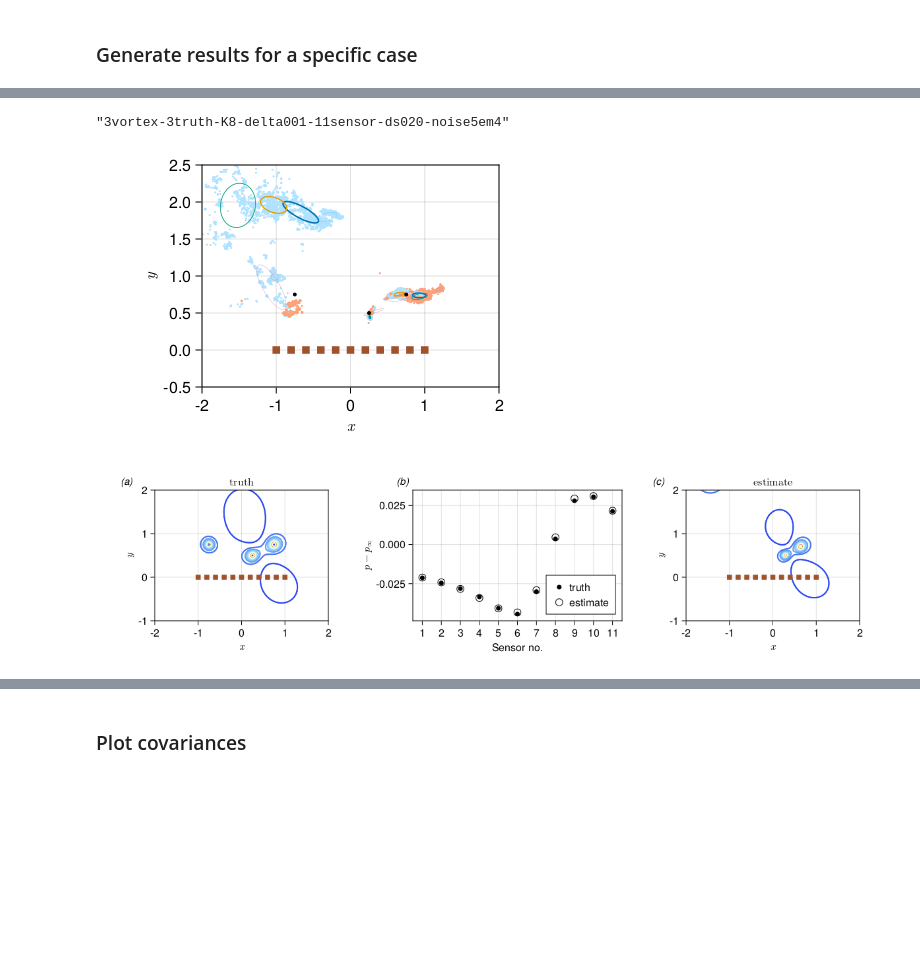
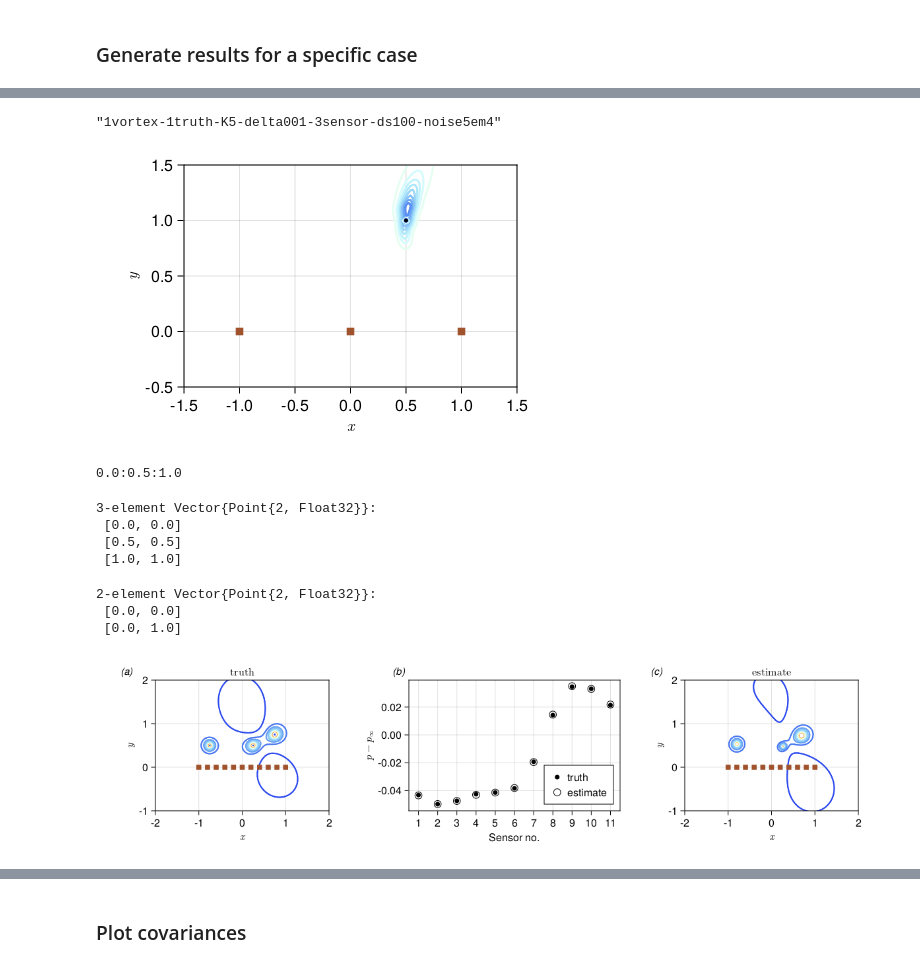
Before and after one commit to mleprovost/LowRankVortex.jl, a Jupyter notebook: stationary/MCMC-based inference from pressure.ipynb, the cells around one changed output, grey strips where cells are left out. Drawn from its saved outputs; the diff is of its cells as text; code cells hidden in the pictures; blank space fills up the shorter version.

```diff
--- a/stationary/MCMC-based inference from pressure.ipynb
+++ b/stationary/MCMC-based inference from pressure.ipynb
@@ -86,7 +86,7 @@ config_true, x_true = get_config_and_state(zv,Γv;δ=δ_true)
 # %% [markdown]
 ## Vortex estimation
 # %%
-Nv_estimator = 3
+Nv_estimator = 1
 δ = 0.01
 
 config_estimator = VortexConfig(Nv_estimator, δ, body=LowRankVortex.NoWall)
@@ -105,11 +105,11 @@ bounds = create_state_bounds(xr,yr,Γr,config_estimator);
 ## Parallel tempering ##
 propvarX_coarse = 0.01^2
 propvarY_coarse = 0.01^2
-propvarΓ_coarse = 0.01^2 #0.05^2
+propvarΓ_coarse = 0.05^2 #0.05^2
 
 propvarX_fine = 0.005^2 # 0.01^2
 propvarY_fine = 0.005^2 # 0.01^2
-propvarΓ_fine = 0.005^2 # 0.005^2 # 0.01^2
+propvarΓ_fine = 0.01^2 # 0.005^2 # 0.01^2
 
 Ntrial = [10000, 600000]
 propvar = [state_covariance(propvarX_coarse,propvarY_coarse,propvarΓ_coarse,config_estimator),
@@ -166,11 +166,11 @@ in the stack trace, evaluate `TruncatedStacktraces.VERBOSE[] = true` and re-run
 # %% [markdown]
 ### Generate results for a specific case
 # %%
-K = 8
-Nsens = 11
+K = 5
+Nsens = 3
 ϵmeas = 5e-4
 obs_true, ystar, H, Σϵ, Σx = get_truth_data(Nsens,ϵmeas,x_true,config_true)
-logp̃_fcn, obs = setup_estimator(obs_true.sens,bounds,config_estimator,ystar,Σϵ)
+logp̃_fcn, obs = setup_estimator(obs_true.sens,bounds,config_estimator,ystar,Σϵ);
 
 xseed = generate_random_state(bounds,obs.config)
 gm, x_decorr_data = find_gmm(K,logp̃_fcn,obs,xseed,Ntrial,propvar);
@@ -185,10 +193,10 @@ xm, Σ, wts = means_and_covariances(gm,config_estimator);
 Σ_0 = state_covariance(δ^2,δ^2,0.0,config_estimator);
 Σv = [Σ[j] .+ Σ_0 for j = 1:length(Σ)]; # add the blob size to the covariance for vorticity field
 # %%
-plottype = :samples
-#plottype = :vorticity
+#plottype = :samples
+plottype = :vorticity
 
-saveplot = false
+saveplot = true
 
 ds_string = string(1000+round(Int,100*abs(obs.sens[end]-obs.sens[1])/(length(obs.sens)-1)))[2:end]
 ns_string = string(length(obs.sens))
@@ -197,11 +205,13 @@ K_string = string(K)
 
 delta_string = string(round(Int,1000+100*δ_true))[2:4]
 
-filename = nv_string*"vortex-3truth-K"*K_string*"-delta"*delta_string*"-"*ns_string*"sensor-ds"*ds_string*"-noise5em4"
+filename = nv_string*"vortex-1truth-K"*K_string*"-delta"*delta_string*"-"*ns_string*"sensor-ds"*ds_string*"-noise5em4"
 #filename = nv_string*"vortex-1truth-K"*K_string*"-delta"*delta_string*"-"*ns_string*"sensorcirc-ds"*ds_string*"-noise5em4"
 # %% [output]
-"3vortex-3truth-K8-delta001-11sensor-ds020-noise5em4"
+"1vortex-1truth-K5-delta001-3sensor-ds100-noise5em4"
 # %%
+_, best_comp = findmax(wts)
+
 with_theme(xytheme) do
     f = Figure(;resolution=(450,300))
     ax = f[1,1] = Axis(f)
@@ -209,43 +219,47 @@ with_theme(xytheme) do
     if plottype == :samples
         show_singularity_samples!(ax,x_decorr_data,obs,nskip=1,markersize=3) #colormap=:Set1_3:RdBu_3,nskip=1)
         #singularity_ellipses!(ax,xm[:,best_comp],Σ[best_comp],obs,color=:red)
-        singularity_ellipses!(ax,xm,Σ,wts,obs)
+        singularity_ellipses!(ax,xm,Σ,wts,obs,fill=false)
+
+        singularity_ellipses!(ax,x_true,Σx,obs_true,color=(:black,0.2),fill=true,strokewidth=0.5)
 
         # Draw some lines to indicate maximum uncertainty direction at true state
         #=
         xid, yid, Γid = get_singularity_ids(obs_true.config)
-        F = eigen(Σx)
-        vmax = F.vectors[:,end]
+        F = svd(H,full=true)
+        vmax = F.Vt[end,:]
         for j = 1:number_of_singularities(obs_true.config)
             lines!(ax,[real(zv)[j]-vmax[xid[j]],real(zv)[j]+vmax[xid[j]]],[imag(zv)[j]-vmax[yid[j]],imag(zv)[j]+vmax[yid[j]]],color=:black,linewidth=0.5)
         end
         =#
 
     elseif plottype == :vorticity
-        wmin, wmax = -0.2,0.2
+        wmin, wmax = -0.5,0.5 #-0.25,0.25
         lev = range(wmin,wmax,length=20)
         plot_expected_sourcefield!(ax,xm,Σv,wts,obs,xlims=(-2,2),ylims=(-1,2.5),colormap=cgrad(:lighttemperaturemap,rev=true),linewidth=2,colorrange=(wmin,wmax),levels=lev)
-        #plot_expected_sourcefield!(ax,xm[:,best_comp],Σ[best_comp],obs,ylims=(-1,2.5),colormap=:lighttemperaturemap,linewidth=2,levels=range(-1,1,length=14))
+
+        #comp = 9 # best_comp
+        #plot_expected_sourcefield!(ax,xm[:,comp],Σ[comp],obs,ylims=(-1,2.5),colormap=cgrad(:lighttemperaturemap,rev=true),linewidth=2,colorrange=(wmin,wmax),levels=lev)
 
         Σ_true = state_covariance(δ_true^2,δ_true^2,0.0,config_true);
-        plot_expected_sourcefield!(ax,x_true,Σ_true,obs_true,ylims=(-1,2),colormap=cgrad(:lighttemperaturemap,rev=true),linestyle=:dot,linewidth=1,colorrange=(wmin,wmax),llevels=lev)
+        plot_expected_sourcefield!(ax,x_true,Σ_true,obs_true,ylims=(-1,2),colormap=cgrad(:lighttemperaturemap,rev=true),linestyle=:dot,linewidth=1,colorrange=(wmin,wmax),levels=lev)
 
     end
 
     #lines!(ax,real(zc),imag(zc);marker=:none,color=:gray)
     #lines!(ax,[0.0,real(z0)],[0.0,imag(z0)],marker=:none,color=:gray)
 
     scatter!(ax,real(zv),imag(zv),marker=:circle,markersize=4,color=:black,strokewidth=1)
 
     plot_sensors!(ax,obs,color=:sienna)
     #ylims!(ax,(-0.5,2))
     #xlims!(ax,(-1.5,1.5))
-    ylims!(ax,(-0.5,2.5))
-    xlims!(ax,(-2,2))
+    ylims!(ax,(-0.5,1.5))
+    xlims!(ax,(-1.5,1.5))
 
     fullname = String(plottype)*"-"*filename*".svg"
     saveplot && save(fullname,f)
     f
 end
 # %% [output]
-[figure, old version]
+[figure, new version]
@@ -252,6 +268,25 @@ end
+# %%
+xe = 0:0.5:1
+ye = 0:0.5:1
+# %% [output]
+0.0:0.5:1.0
+# %%
+GB.Point2f[(x,y) for (x,y) in zip(xe,ye)]
+# %% [output]
+3-element Vector{Point{2, Float32}}:
+ [0.0, 0.0]
+ [0.5, 0.5]
+ [1.0, 1.0]
+# %%
+GB.Point2f[(0.0,0.0),(0.0,1.0)]
+# %% [output]
+2-element Vector{Point{2, Float32}}:
+ [0.0, 0.0]
+ [0.0, 1.0]
 # %%
 t = 0.0
 _, best_comp = findmax(wts)
+comp = 6 #best_comp
 l = range(-0.5,0.01,length=21)
 cl = (-0.5,0.01)
 f = Figure(;resolution=(1200,300))
@@ -264,13 +299,13 @@ linkaxes!(axright,axleft)
 pmin, pmax = -5,0.01
 plot_pressure_field!(axleft,x_true,obs_true,colormap=cgrad(:lighttemperaturemap,rev=true),colorrange=(pmin,pmax),levels=range(pmin,pmax,length=15),linewidth=2)
 plot_sensors!(axleft,obs_true,color=:sienna)
-plot_pressure_field!(axright,xm[:,best_comp],obs,mode=:relative,colormap=cgrad(:lighttemperaturemap,rev=true),colorrange=(pmin,pmax),levels=range(pmin,pmax,length=15),linewidth=2)
+plot_pressure_field!(axright,xm[:,comp],obs,mode=:relative,colormap=cgrad(:lighttemperaturemap,rev=true),colorrange=(pmin,pmax),levels=range(pmin,pmax,length=15),linewidth=2)
 plot_sensors!(axright,obs,color=:sienna)
 
 
 # Sensor plot
 axcenter = Axis(gb[1,1];xticks=1:length(obs.sens),xlabel="Sensor no.",ylabel=L"p-p_\infty")
-plot_sensor_data!(axcenter,ystar,xm[:,best_comp],t,obs;sensor_noise=ϵmeas*ones(length(ystar)))
+plot_sensor_data!(axcenter,ystar,xm[:,comp],t,obs;sensor_noise=ϵmeas*ones(length(ystar)))
 axislegend(axcenter,position=:rb)
 
 
@@ -285,4 +320,4 @@ saveplot && save("pressurefield-"*filename*".svg",f)
 
 f
 # %% [output]
-[figure, old version]
+[figure, new version]
```
Also changed, not shown: parts of 6 cells of this notebook, 7 other files.
